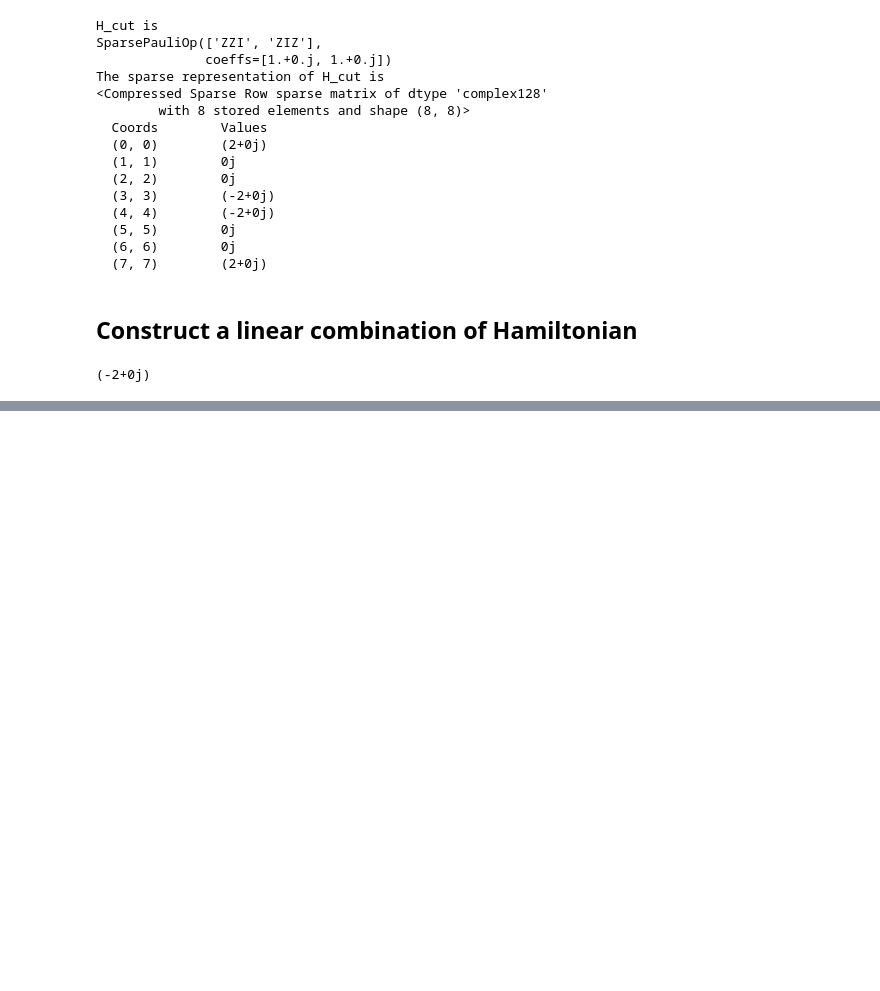
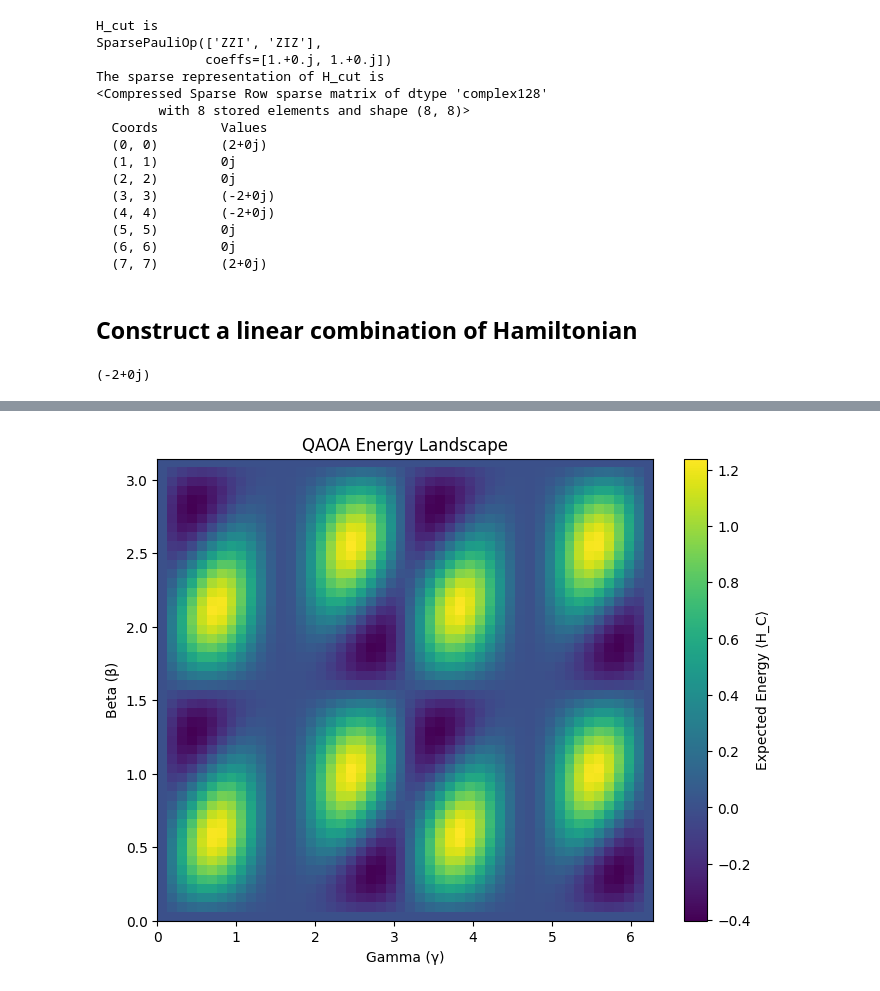
Before and after one commit to Saru1228/DancingWithQubits, a Jupyter notebook: Isingmodel.ipynb, the cells around one changed output, grey strips where cells are left out. Drawn from its saved outputs; the diff is of its cells as text; code cells hidden in the pictures; blank space fills up the shorter version.

```diff
--- a/Isingmodel.ipynb
+++ b/Isingmodel.ipynb
@@ -106,0 +107,10 @@ print(E)
+# %%
+n_qubits = 3
+qc = QuantumCircuit(n_qubits)
+
+# 初始态：全 Hadamard 得到 |+⟩⊗3
+qc.h(range(n_qubits))
+
+# 得到初始状态向量
+state = Statevector.from_instruction(qc)
+state.draw('latex')  # 可视化（文本形式）
@@ -106,0 +119,10 @@ print(E)
+# %%
+gamma = 5.899
+
+qc_cost = QuantumCircuit(n_qubits)
+qc_cost.append(RZZGate(2 * gamma), [0, 1])  # Z0·Z1
+qc_cost.append(RZZGate(2 * gamma), [0, 2])  # Z0·Z2
+
+# 应用成本哈密顿量作用
+state = state.evolve(qc_cost)
+state.draw('latex')
@@ -106,0 +131,10 @@ print(E)
+# %%
+beta = 1.859
+
+qc_mixer = QuantumCircuit(n_qubits)
+for i in range(n_qubits):
+    qc_mixer.rx(2 * beta, i)
+
+# 应用混合哈密顿量作用
+state = state.evolve(qc_mixer)
+state.draw('latex')  # 查看最终状态向量
@@ -106,0 +204,11 @@ print(E)
+# %%
+plt.figure(figsize=(8, 6))
+plt.imshow(expectation_grid.T, extent=(0, 2*np.pi, 0, np.pi), origin='lower',
+           aspect='auto', cmap='viridis')
+plt.colorbar(label='Expected Energy ⟨H_C⟩')
+plt.xlabel('Gamma (γ)')
+plt.ylabel('Beta (β)')
+plt.title('QAOA Energy Landscape')
+plt.show()
+# %% [output]
+[figure, added]
```
Also changed, not shown: parts of 8 cells of this notebook.
